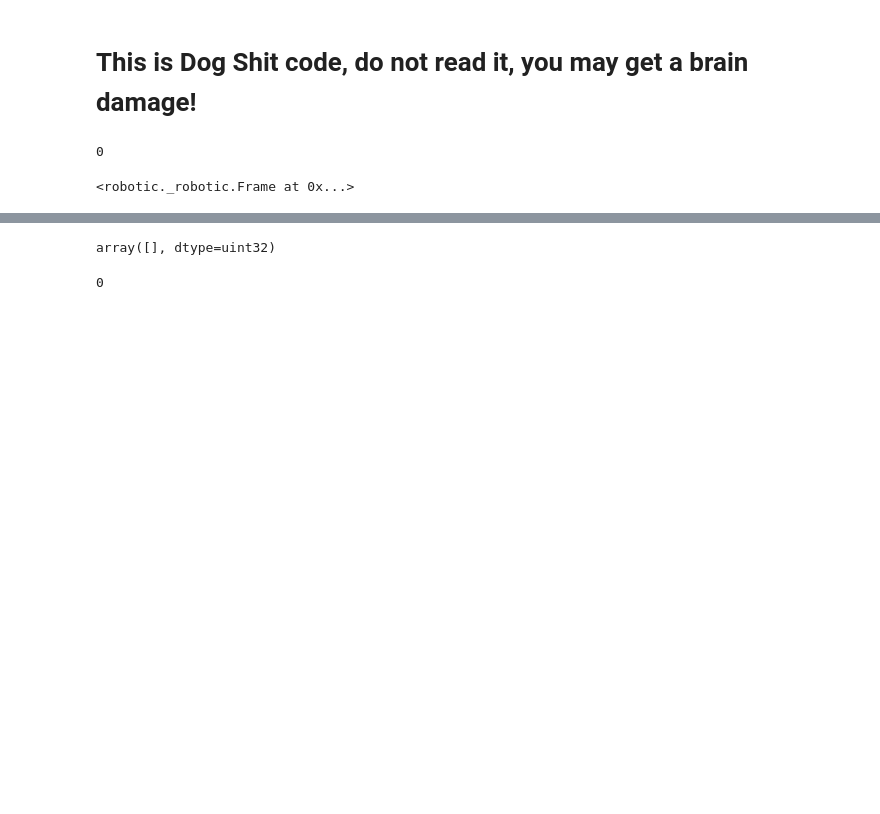
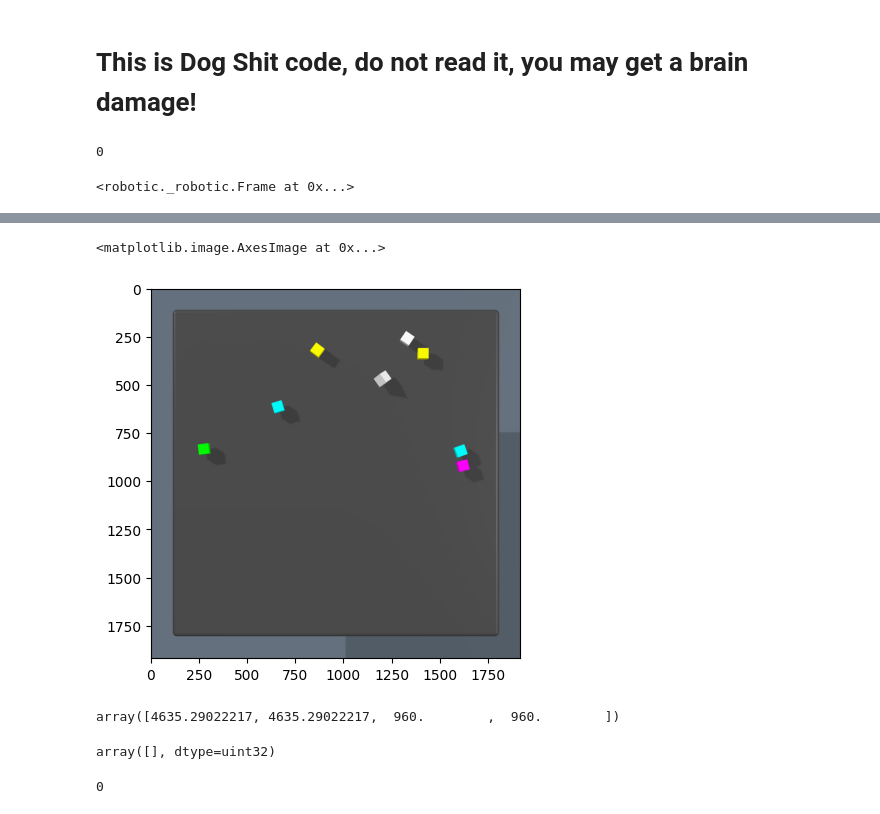
Before and after one commit to MahyarFardin/Voxel_manipulation, a Jupyter notebook: samples_of_each_environment/clutter_generator_RGBD_image_generator.ipynb, the cells around one changed output, grey strips where cells are left out. Drawn from its saved outputs; the diff is of its cells as text; code cells hidden in the pictures; blank space fills up the shorter version.

```diff
--- a/samples_of_each_environment/clutter_generator_RGBD_image_generator.ipynb
+++ b/samples_of_each_environment/clutter_generator_RGBD_image_generator.ipynb
@@ -119,3 +117,12 @@ for i in range(5):
+# %%
+plt.imshow(np.load("./image_0.npy")[0])
+# %% [output]
+<matplotlib.image.AxesImage at 0x...>
+[figure, added]
+# %%
+t[2].getFxycxy()
+# %% [output]
+array([4635.29022217, 4635.29022217,  960.        ,  960.        ])
 # %%
 C.getJointIDs()
 # %% [output]
```
Also changed, not shown: parts of 15 cells of this notebook, 5 other files.
